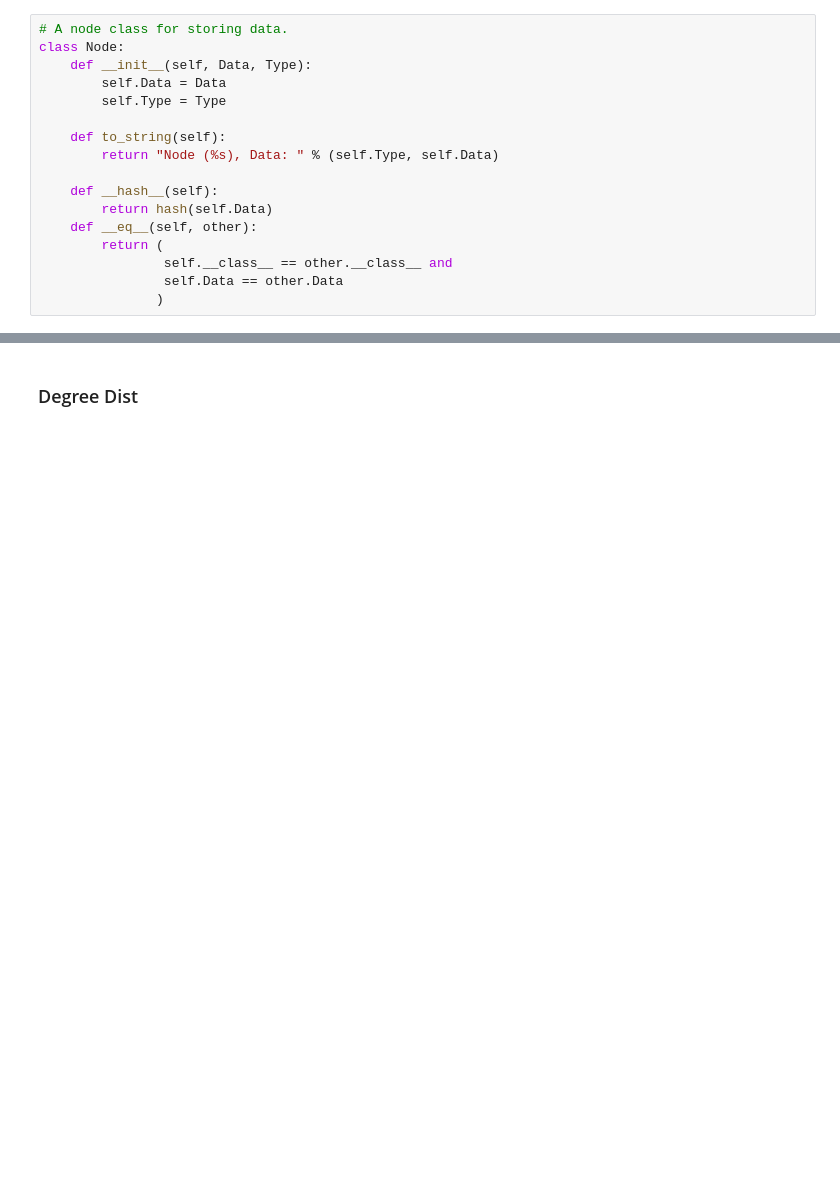
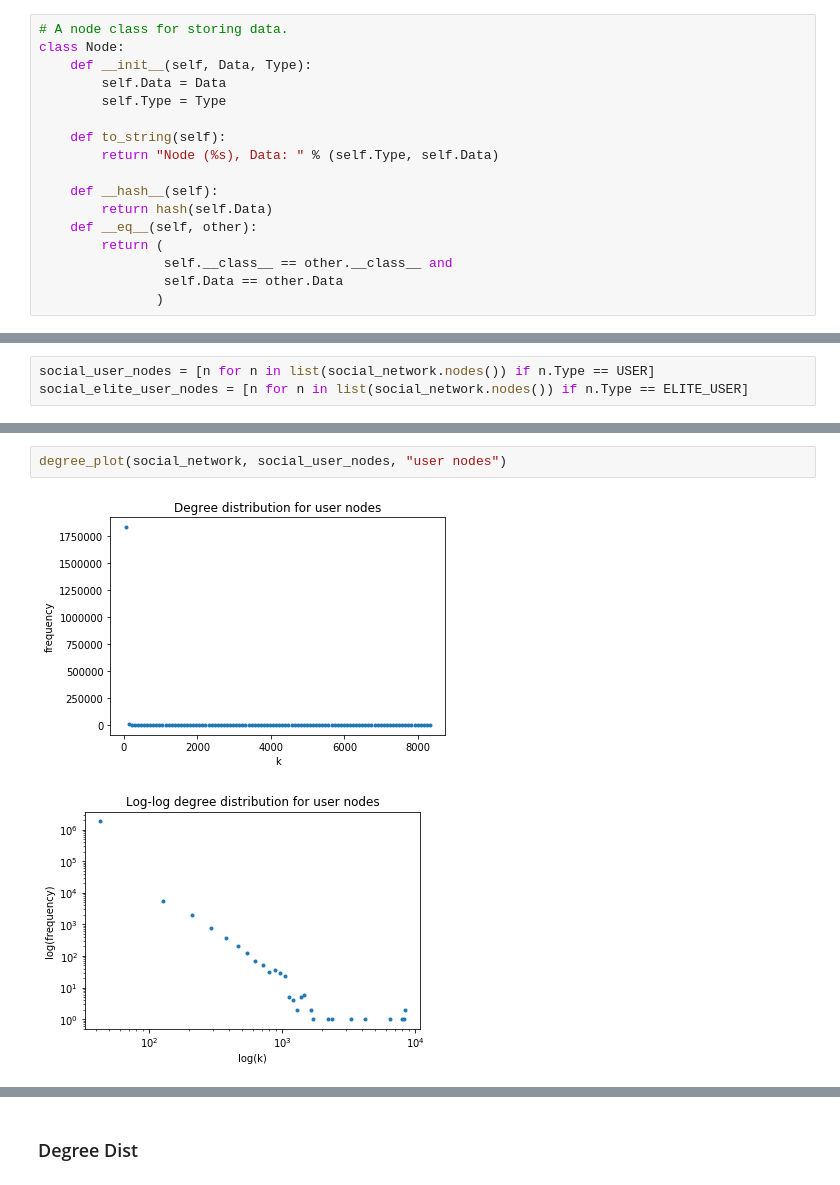
Before and after one commit to thomasnilsson/02805-social-graphs-2018, a Jupyter notebook: project1/Elite Users Toronto.ipynb, the cells around one changed output, grey strips where cells are left out. Cells and saved outputs as stored; diff of their text form; blank space fills up the shorter version.

```diff
--- a/project1/Elite Users Toronto.ipynb
+++ b/project1/Elite Users Toronto.ipynb
@@ -105,0 +110,3 @@ for row in reviews.itertuples():
+# %%
+social_user_nodes = [n for n in list(social_network.nodes()) if n.Type == USER]
+social_elite_user_nodes = [n for n in list(social_network.nodes()) if n.Type == ELITE_USER]
@@ -105,0 +118,5 @@ for row in reviews.itertuples():
+# %%
+degree_plot(social_network, social_user_nodes, "user nodes")
+# %% [output]
+[figure, added]
+[figure, added]
```
Also changed, not shown: parts of 37 cells of this notebook, 15 other files.
